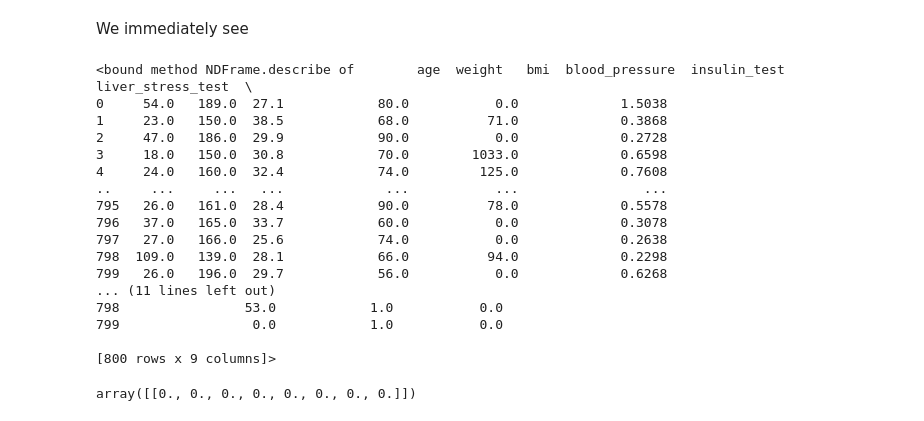
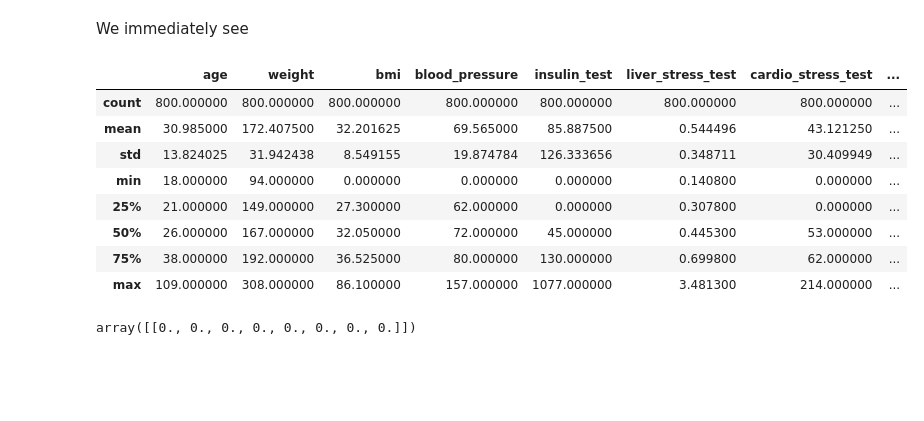
Before and after one commit to donaldRwilliams/notebook, a Jupyter notebook: notebook.ipynb, the cells around one changed output. Drawn from its saved outputs; the diff is of its cells as text; code cells hidden in the pictures; blank space fills up the shorter version.

```diff
--- a/notebook.ipynb
+++ b/notebook.ipynb
@@ -97,25 +97,17 @@ training_data.corr()
 # %% [markdown]
 We immediately see
 # %%
-training_data.describe
+training_data.describe()
 # %% [output]
-<bound method NDFrame.describe of        age  weight   bmi  blood_pressure  insulin_test  liver_stress_test  \
-0     54.0   189.0  27.1            80.0           0.0             1.5038
-1     23.0   150.0  38.5            68.0          71.0             0.3868
-2     47.0   186.0  29.9            90.0           0.0             0.2728
-3     18.0   150.0  30.8            70.0        1033.0             0.6598
-4     24.0   160.0  32.4            74.0         125.0             0.7608
-..     ...     ...   ...             ...           ...                ...
-795   26.0   161.0  28.4            90.0          78.0             0.5578
-796   37.0   165.0  33.7            60.0           0.0             0.3078
-797   27.0   166.0  25.6            74.0           0.0             0.2638
-798  109.0   139.0  28.1            66.0          94.0             0.2298
-799   26.0   196.0  29.7            56.0           0.0             0.6268
-... (11 lines left out)
-798                53.0            1.0           0.0
-799                 0.0            1.0           0.0
-
-[800 rows x 9 columns]>
+|  | age | weight | bmi | blood_pressure | insulin_test | liver_stress_test | cardio_stress_test | ... |
+| count | 800.000000 | 800.000000 | 800.000000 | 800.000000 | 800.000000 | 800.000000 | 800.000000 | ... |
+| mean | 30.985000 | 172.407500 | 32.201625 | 69.565000 | 85.887500 | 0.544496 | 43.121250 | ... |
+| std | 13.824025 | 31.942438 | 8.549155 | 19.874784 | 126.333656 | 0.348711 | 30.409949 | ... |
+| min | 18.000000 | 94.000000 | 0.000000 | 0.000000 | 0.000000 | 0.140800 | 0.000000 | ... |
+| 25% | 21.000000 | 149.000000 | 27.300000 | 62.000000 | 0.000000 | 0.307800 | 0.000000 | ... |
+| 50% | 26.000000 | 167.000000 | 32.050000 | 72.000000 | 45.000000 | 0.445300 | 53.000000 | ... |
+| 75% | 38.000000 | 192.000000 | 36.525000 | 80.000000 | 130.000000 | 0.699800 | 62.000000 | ... |
+| max | 109.000000 | 308.000000 | 86.100000 | 157.000000 | 1077.000000 | 3.481300 | 214.000000 | ... |
 # %%
 
 X_train = training_data.drop(columns= "zeta_disease")
```
Also changed, not shown: parts of 1 cell of this notebook.
